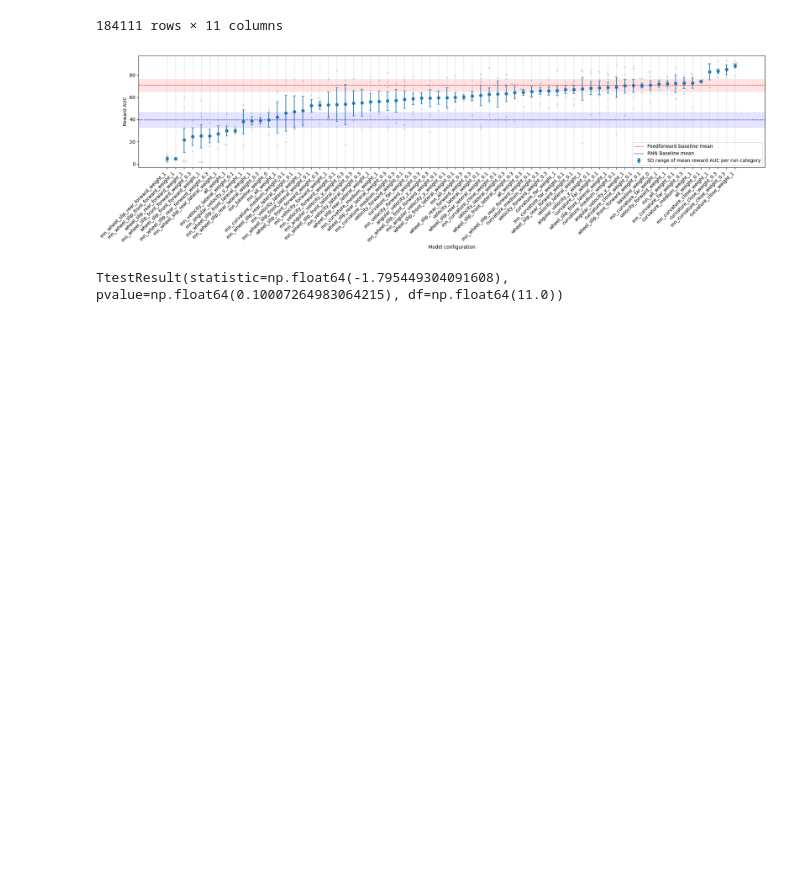
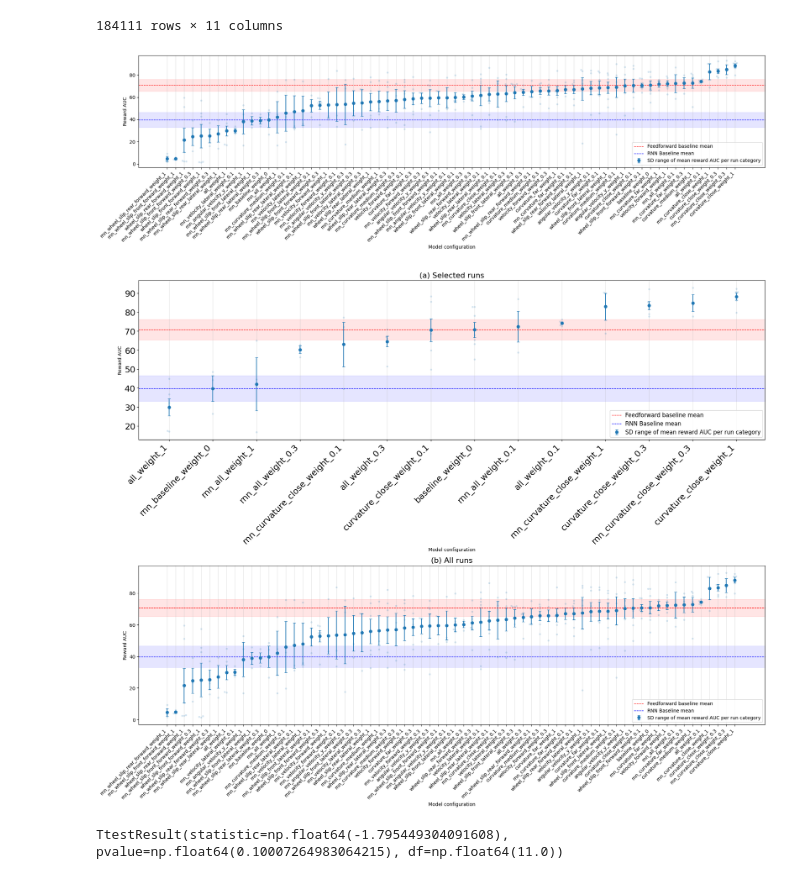
Before and after one commit to jacquesamsel/skripsie, a Jupyter notebook: view_tensorboard.ipynb, the cells around one changed output. Cells and saved outputs as stored; diff of their text form; code cells hidden in the pictures; blank space fills up the shorter version.

Commit message:
Improve results section

```diff
--- a/view_tensorboard.ipynb
+++ b/view_tensorboard.ipynb
@@ -168,6 +168,80 @@ plt.tight_layout()
 plt.savefig("results/figures/auc_comparison.pdf", bbox_inches="tight")
 # %% [output]
 [figure]
+# %%
+def plot_auc(ax, df, STAT="reward/mean"):
+    to_show = df.sort_values(STAT)
+
+    to_show["label"] = to_show["run_category"] + \
+    "_weight_" + to_show["aux_weight"].astype(str)
+
+    to_show_means = to_show.groupby(
+    "label")[STAT].agg(["mean", "std", "sem"]).reset_index().sort_values("mean")
+
+    base_mean = to_show[to_show["run_category"] == "baseline"][STAT].mean()
+    base_std = to_show_means[to_show_means["label"].str.contains(
+    "baseline")]["sem"].mean()
+    rnn_base_mean = to_show[to_show["run_category"] == "rnn_baseline"][STAT].mean()
+    rnn_base_std = to_show_means[to_show_means["label"].str.contains(
+    "rnn_baseline")]["sem"].mean()
+
+    order = to_show_means["label"].tolist()
+
+    ax.errorbar(
+    to_show_means["label"],
+    to_show_means["mean"],
+    yerr=to_show_means["sem"],
+    fmt="o",
+    capsize=3,
+    label="SD range of mean reward AUC per run category"
+    )
+    sns.swarmplot(
+    data=to_show,
+    x="label",
+    y=STAT,
+    order=order,
+    legend=False,
+    s=4,
+    alpha=0.2,
+    ax=ax
+    ).set(xlabel="Model configuration", ylabel="Reward AUC")
+
+    sns.scatterplot(
+    data=to_show_means,
+    x="label",
+    y="mean",
+    ax=ax
+    )
+
+    ax.grid(True, axis="x", alpha=0.4)
+
+    ax.axhline(base_mean, color="red", ls="--", lw=1, label="Feedforward baseline mean")
+
+    ax.axhspan(base_mean - base_std, base_mean + base_std,
+    color="red", alpha=0.1)
+
+    ax.axhline(rnn_base_mean, color="blue", ls="--",
+    lw=1, label="RNN Baseline mean")
+    ax.axhspan(rnn_base_mean - rnn_base_std, rnn_base_mean + rnn_base_std,
+    color="blue", alpha=0.1)
+
+    plt.setp(ax.get_xticklabels(), rotation=45, ha="right")
+    ax.legend(loc="lower right")
+    return ax
+
+fig, (ax1, ax2) = plt.subplots(2, 1, figsize=(20, 16))
+plot_auc(ax2, auc_df).set(title="(b) All runs")
+plot_auc(ax1, auc_df[auc_df["run_category"].isin(["baseline", "rnn_baseline", "curvature_close", "all", "rnn_curvature_close", "rnn_all"])]).set(title="(a) Selected runs")
+ax1.tick_params(labelsize=18)
+ax1.title.set_size(16)
+ax1.xaxis.label.set_size(14)
+ax1.yaxis.label.set_size(14)
+plt.setp(ax1.get_legend().get_texts(), fontsize=12)
+ax2.title.set_size(16)
+plt.tight_layout()
+plt.savefig("results/figures/auc_comparison.pdf", bbox_inches="tight")
+# %% [output]
+[figure, added]
 # %%
 baseline = last_50_means.loc[last_50_means["run_category"] == "baseline", IMPORTANT_STATS]
 
```
Also changed, not shown: 7 other files.
